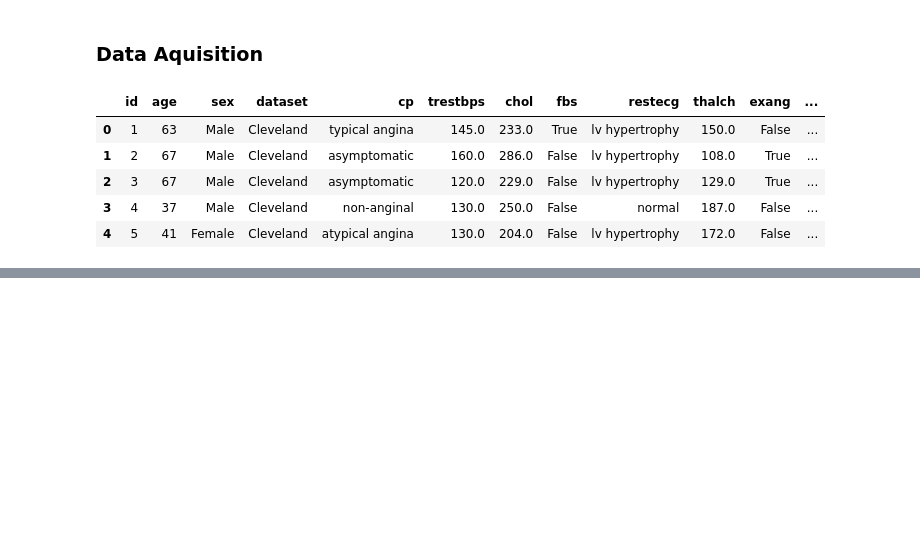
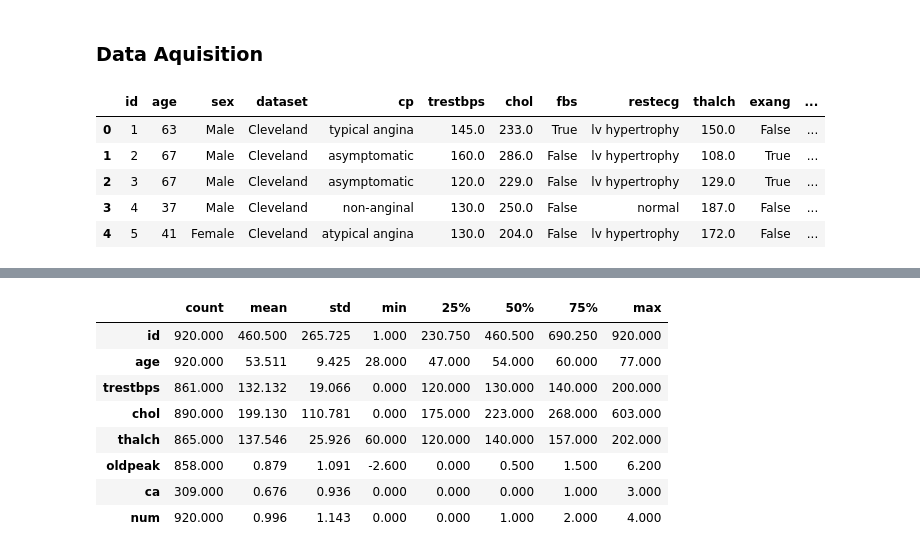
Before and after one commit to JiyaG143/pfsinterns, a Jupyter notebook: deepnote/Email_Spam_Detection_Project/Heart Disease Prediction.ipynb, the cells around one changed output, grey strips where cells are left out. Saved outputs shown, nothing was run; the diff lists cells and outputs as text; code cells hidden in the pictures; blank space fills up the shorter version.

```diff
--- a/deepnote/Email_Spam_Detection_Project/Heart Disease Prediction.ipynb
+++ b/deepnote/Email_Spam_Detection_Project/Heart Disease Prediction.ipynb
@@ -39,0 +64,14 @@ df.head()
+# %%
+#basic descriptives
+pd.set_option('display.float_format', lambda x: '%.3f' % x)
+df.describe().transpose()
+# %% [output]
+|  | count | mean | std | min | 25% | 50% | 75% | max |
+| id | 920.000 | 460.500 | 265.725 | 1.000 | 230.750 | 460.500 | 690.250 | 920.000 |
+| age | 920.000 | 53.511 | 9.425 | 28.000 | 47.000 | 54.000 | 60.000 | 77.000 |
+| trestbps | 861.000 | 132.132 | 19.066 | 0.000 | 120.000 | 130.000 | 140.000 | 200.000 |
+| chol | 890.000 | 199.130 | 110.781 | 0.000 | 175.000 | 223.000 | 268.000 | 603.000 |
+| thalch | 865.000 | 137.546 | 25.926 | 60.000 | 120.000 | 140.000 | 157.000 | 202.000 |
+| oldpeak | 858.000 | 0.879 | 1.091 | -2.600 | 0.000 | 0.500 | 1.500 | 6.200 |
+| ca | 309.000 | 0.676 | 0.936 | 0.000 | 0.000 | 0.000 | 1.000 | 3.000 |
+| num | 920.000 | 0.996 | 1.143 | 0.000 | 0.000 | 1.000 | 2.000 | 4.000 |
```
Also changed, not shown: parts of 8 cells of this notebook, 1 other file.
